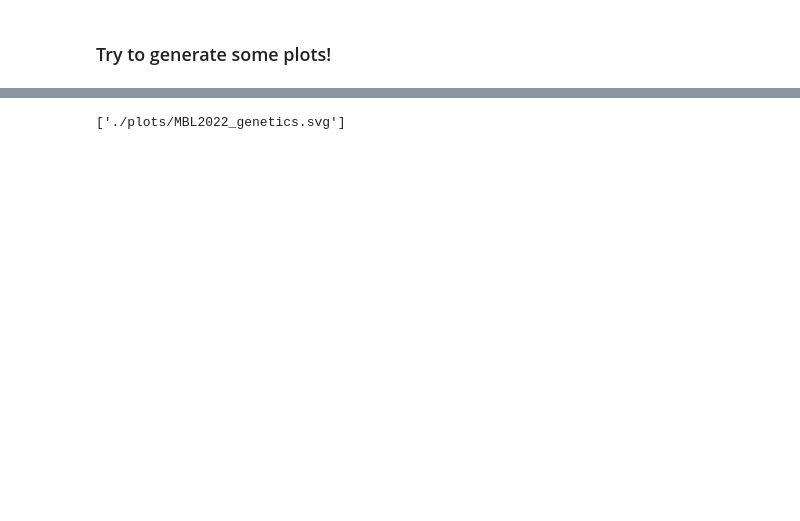
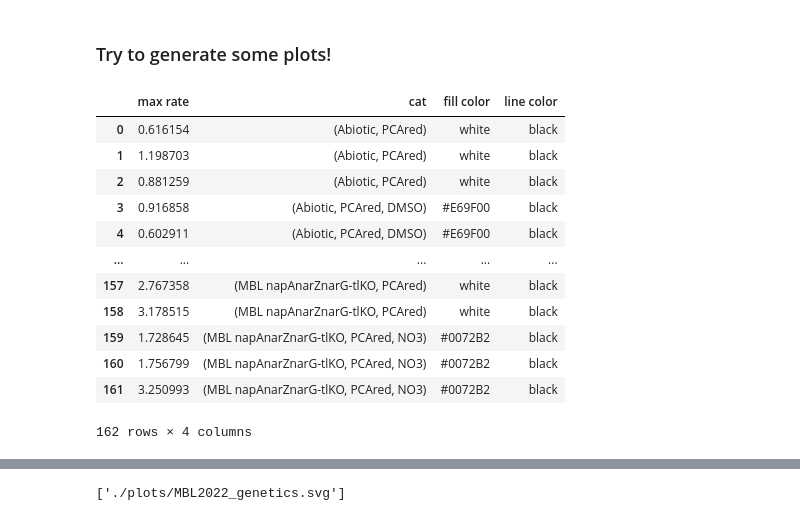
Before and after one commit to ltsypin/Cportucalensis_genetic_mech, a Jupyter notebook: genetic_mechanism_PCA_oxidation_analysis.ipynb, the cells around one changed output, grey strips where cells are left out. Cells and saved outputs as stored; diff of their text form; code cells hidden in the pictures; blank space fills up the shorter version.

```diff
--- a/genetic_mechanism_PCA_oxidation_analysis.ipynb
+++ b/genetic_mechanism_PCA_oxidation_analysis.ipynb
@@ -686,10 +702,10 @@ bokeh.io.show(single_wt_plot)
 [interactive output not drawn]
 # %%
 smoothed = sm.nonparametric.lowess(
-    exog=single_wt_data['Time [hr]'].values,
-    endog=single_wt_data['measured PCAred (µM)'].values,
+    exog=single_data['Time [hr]'].values,
+    endog=single_data['measured PCAred (µM)'].values,
     is_sorted=False,
     return_sorted=True,
-    frac=24/len(single_wt_data['Time [hr]'].values) # this means the LOWESS is calculated over a window of 2 hours
+    frac=24/len(single_data['Time [hr]'].values) # this means the LOWESS is calculated over a window of 2 hours (24 * 5 min is 2 hours)
 )
 # %%
@@ -715,0 +817,29 @@ np.max(derivative * -1)
+# %%
+def get_max_oxidation_rate_from_lowess_fit(single_data_df, timestep=5/60, window=24, plot=True):
+    """
+    Function to perform a LOWESS fit of PCA oxidation data.
+
+    Params:
+    -------
+    single_data_df : pandas DataFrame
+        The data for a single strain under a single condition from a single experiment.
+        This is either a biological replicate from a single well or the mean of
+        technical replicates from a given day.
+
+    timestep : float, default 5/60
+        The interval (in hours) between measurements in the timeseries
+
+    window : int, default 24
+        The number of time points oover which the LOWESS algorith should smooth.
+        If the timestep is 5/60, a window of 24 corresponds to 2 hours
+
+    plot : Bool, default True
+        Should this function plot the data and fit?
+    """
+
+    lowess_x, lowess_y = lowess_fit(single_data_df, timestep=timestep, window=window, plot=plot)
+    derivative = get_lowess_derivative(lowess_x, lowess_y, timestep=timestep, plot=plot)
+
+    max_oxidation_rate = np.max(derivative * -1)
+
+    return max_oxidation_rate
@@ -790,6 +974,24 @@ def get_plot_df(calibrated_df, grouping=['date', 'Strain', 'Condition', 'Well',
                            })
 
     return plot_df
+# %%
+lowess_plot_df = get_lowess_rate_df(sanity_check)
+# %%
+lowess_plot_df
+# %% [output]
+|  | max rate | cat | fill color | line color |
+| 0 | 0.616154 | (Abiotic, PCAred) | white | black |
+| 1 | 1.198703 | (Abiotic, PCAred) | white | black |
+| 2 | 0.881259 | (Abiotic, PCAred) | white | black |
+| 3 | 0.916858 | (Abiotic, PCAred, DMSO) | #E69F00 | black |
+| 4 | 0.602911 | (Abiotic, PCAred, DMSO) | #E69F00 | black |
+| ... | ... | ... | ... | ... |
+| 157 | 2.767358 | (MBL napAnarZnarG-tlKO, PCAred) | white | black |
+| 158 | 3.178515 | (MBL napAnarZnarG-tlKO, PCAred) | white | black |
+| 159 | 1.728645 | (MBL napAnarZnarG-tlKO, PCAred, NO3) | #0072B2 | black |
+| 160 | 1.756799 | (MBL napAnarZnarG-tlKO, PCAred, NO3) | #0072B2 | black |
+| 161 | 3.250993 | (MBL napAnarZnarG-tlKO, PCAred, NO3) | #0072B2 | black |
+162 rows × 4 columns
 # %%
 sanity_plot_df = get_plot_df(sanity_check)
 sanity_plot_df
```
Also changed, not shown: parts of 16 cells of this notebook.
